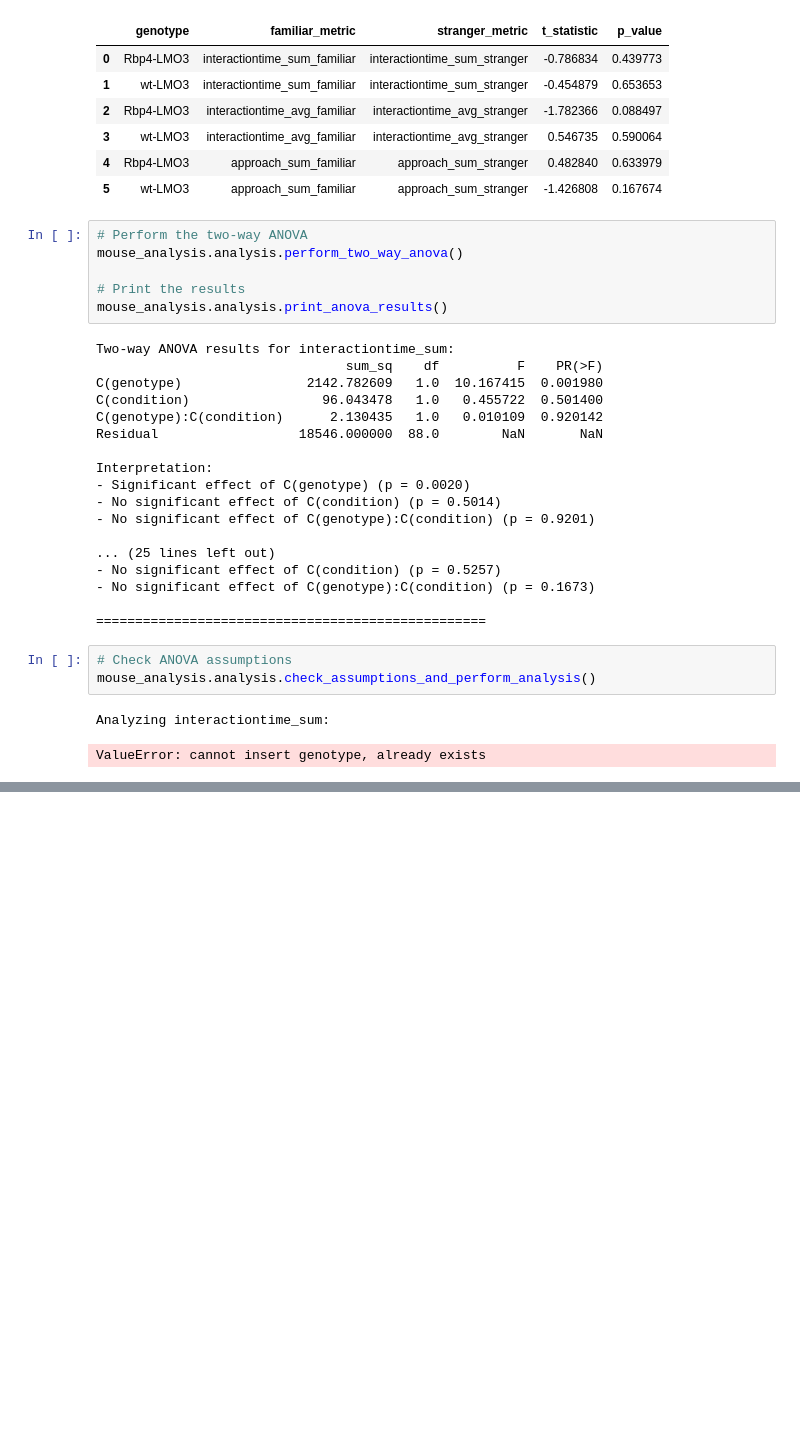
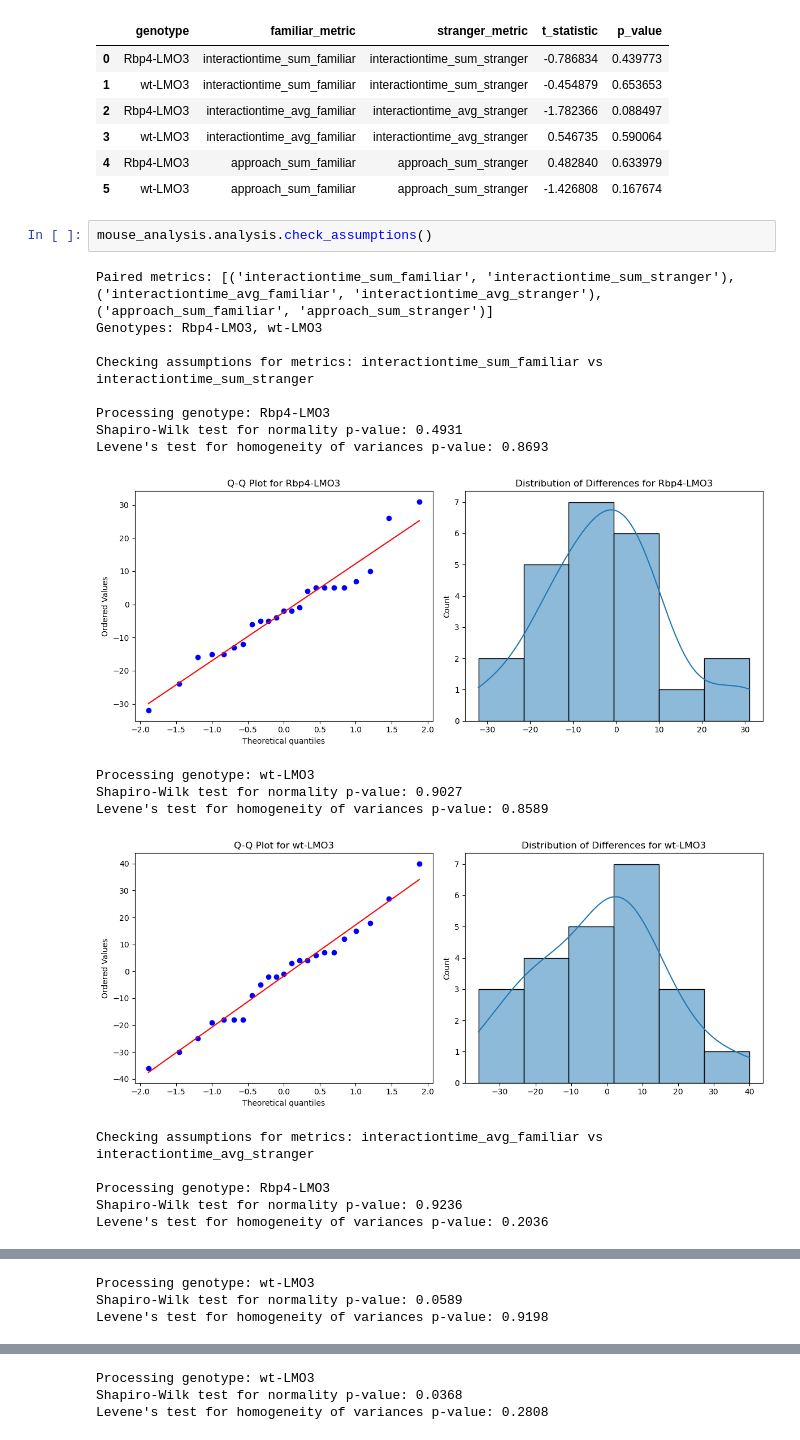
Before and after one commit to ecresp1el/ezpzmouseanalytics, a Jupyter notebook: notebooks/ezpz_analysis.ipynb, the cells around one changed output, grey strips where cells are left out. Saved outputs shown, nothing was run; the diff lists cells and outputs as text; blank space fills up the shorter version.

```diff
--- a/notebooks/ezpz_analysis.ipynb
+++ b/notebooks/ezpz_analysis.ipynb
@@ -487,33 +901,24 @@ mouse_analysis.analysis.genotype_results
 | 3 | wt-LMO3 | interactiontime_avg_familiar | interactiontime_avg_stranger | 0.546735 | 0.590064 |
 | 4 | Rbp4-LMO3 | approach_sum_familiar | approach_sum_stranger | 0.482840 | 0.633979 |
 | 5 | wt-LMO3 | approach_sum_familiar | approach_sum_stranger | -1.426808 | 0.167674 |
-# %%
-# Perform the two-way ANOVA
-mouse_analysis.analysis.perform_two_way_anova()
-
-# Print the results
-mouse_analysis.analysis.print_anova_results()
-# %% [output]
-Two-way ANOVA results for interactiontime_sum:
-                                sum_sq    df          F    PR(>F)
-C(genotype)                2142.782609   1.0  10.167415  0.001980
-C(condition)                 96.043478   1.0   0.455722  0.501400
-C(genotype):C(condition)      2.130435   1.0   0.010109  0.920142
-Residual                  18546.000000  88.0        NaN       NaN
-
-Interpretation:
-- Significant effect of C(genotype) (p = 0.0020)
-- No significant effect of C(condition) (p = 0.5014)
-- No significant effect of C(genotype):C(condition) (p = 0.9201)
-
-... (25 lines left out)
-- No significant effect of C(condition) (p = 0.5257)
-- No significant effect of C(genotype):C(condition) (p = 0.1673)
-
-==================================================
-# %%
-# Check ANOVA assumptions
-mouse_analysis.analysis.check_assumptions_and_perform_analysis()
-# %% [output]
-Analyzing interactiontime_sum:
-ValueError: cannot insert genotype, already exists
+# %%
+mouse_analysis.analysis.check_assumptions()
+# %% [output]
+Paired metrics: [('interactiontime_sum_familiar', 'interactiontime_sum_stranger'), ('interactiontime_avg_familiar', 'interactiontime_avg_stranger'), ('approach_sum_familiar', 'approach_sum_stranger')]
+Genotypes: Rbp4-LMO3, wt-LMO3
+
+Checking assumptions for metrics: interactiontime_sum_familiar vs interactiontime_sum_stranger
+
+Processing genotype: Rbp4-LMO3
+Shapiro-Wilk test for normality p-value: 0.4931
+Levene's test for homogeneity of variances p-value: 0.8693
+[figure, added]
+Processing genotype: wt-LMO3
+Shapiro-Wilk test for normality p-value: 0.9027
+Levene's test for homogeneity of variances p-value: 0.8589
+[figure, added]
+Checking assumptions for metrics: interactiontime_avg_familiar vs interactiontime_avg_stranger
+
+Processing genotype: Rbp4-LMO3
+Shapiro-Wilk test for normality p-value: 0.9236
+Levene's test for homogeneity of variances p-value: 0.2036
@@ -519,0 +926,3 @@ ValueError: cannot insert genotype, already exists
+Processing genotype: wt-LMO3
+Shapiro-Wilk test for normality p-value: 0.0589
+Levene's test for homogeneity of variances p-value: 0.9198
@@ -519,0 +936,3 @@ ValueError: cannot insert genotype, already exists
+Processing genotype: wt-LMO3
+Shapiro-Wilk test for normality p-value: 0.0368
+Levene's test for homogeneity of variances p-value: 0.2808
```
Also changed, not shown: parts of 16 cells of this notebook.
